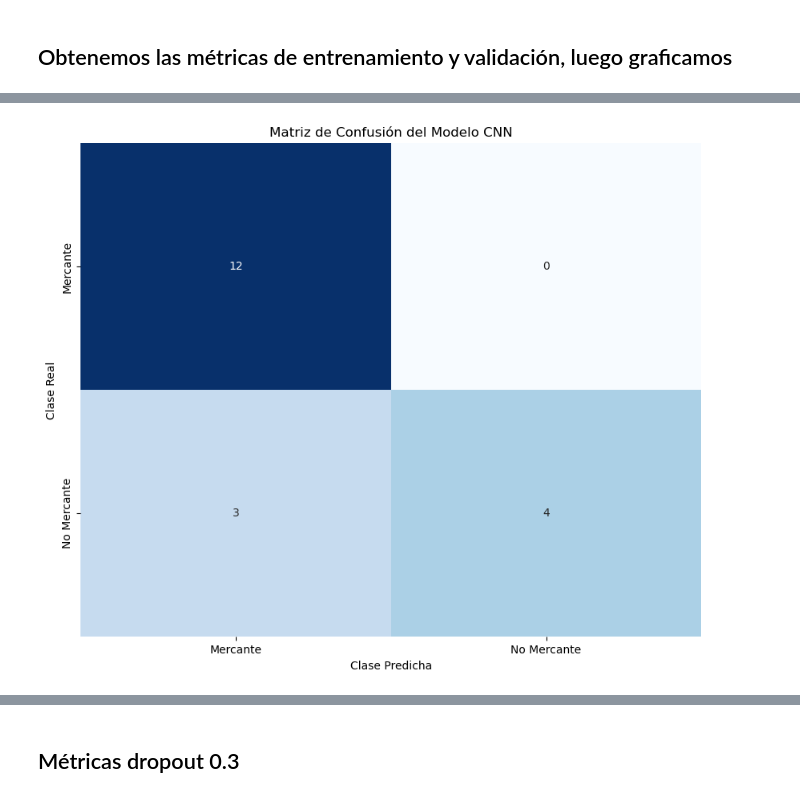
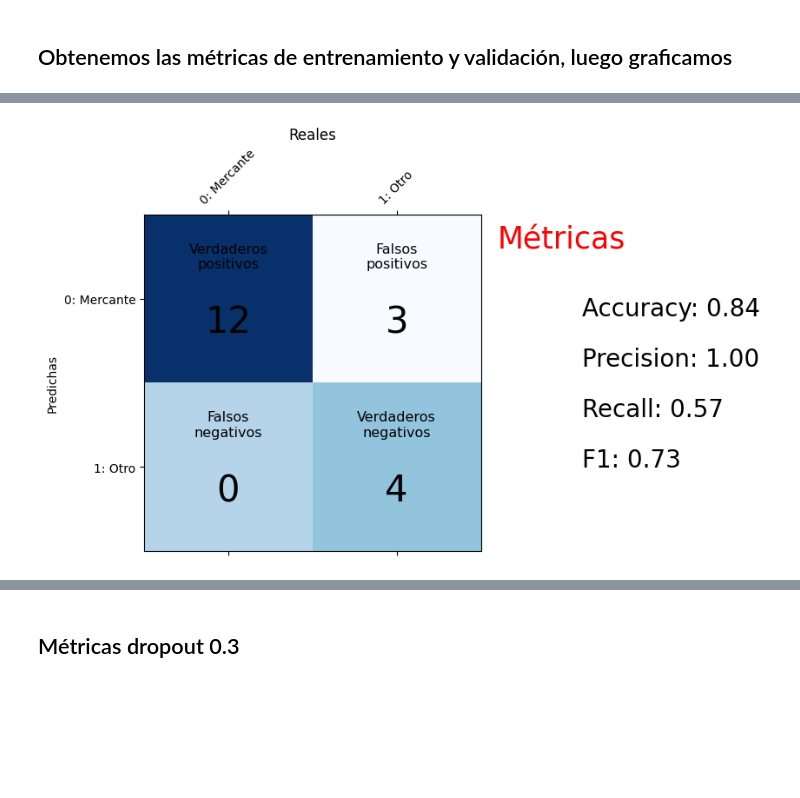
Before and after one commit to CraigTask/ClasificadorSAR, a Jupyter notebook: TestClasificador.ipynb, the cells around one changed output, grey strips where cells are left out. Saved outputs shown, nothing was run; the diff lists cells and outputs as text; code cells hidden in the pictures; blank space fills up the shorter version.

```diff
--- a/TestClasificador.ipynb
+++ b/TestClasificador.ipynb
@@ -247,15 +247,15 @@ def visualizar_metricas(clases_reales,clases_predichas, titulo):
     matriz, accuracy, recall, precision, f1=metricas(clases_reales,clases_predichas)
 
     #Graficamos
-    plt.figure(figsize=(3,3))
+    plt.figure(figsize=(5,5))
     matriz=pd.DataFrame(matriz,columns=['0: Mercante', '1: Otro'])
     plt.matshow(matriz, cmap="Blues", vmin=0, vmax=10, fignum=1)
     plt.title("Reales")
     plt.ylabel("Predichas")
     plt.xticks(range(len(matriz.columns)), matriz.columns, rotation=45)
     plt.yticks(range(len(matriz.columns)), matriz.columns)
-    etiquetas = (("Verdaderos\nnegativos", "Falsos\npositivos"),
-                 ("Falsos\nnegativos", "Verdaderos\npositivos"))
+    etiquetas = (("Verdaderos\npositivos", "Falsos\nnegativos"),
+                 ("Falsos\npositivos", "Verdaderos\nnegativos"))
     for i in range(len(matriz.columns)):
         for j in range(len(matriz.columns)):
             plt.text(i, j + 0.14, str(matriz.iloc[i, j]),
@@ -270,23 +270,11 @@ def visualizar_metricas(clases_reales,clases_predichas, titulo):
     plt.show()
     print("\n")
 
-#print("\n")
+print("\n")
 
-#reales=[1,1,0,0,0,0,1,1]
-#predichas=[1,1,0,1,0,1,1,1]
-
-#visualizar_metricas(reales,predichas,'Métricas')
-
-import seaborn as sns
 predicciones = modelo1.predict(valid_X)
 clases_predichas = np.argmax(predicciones, axis=1)
 matriz_confusion = confusion_matrix(valid_label, clases_predichas)
-etiquetas_clases=['Mercante','No Mercante']
-plt.figure(figsize=(10, 8))
-sns.heatmap(matriz_confusion, annot=True, fmt='d', cmap='Blues', cbar=False,
-            xticklabels=etiquetas_clases, yticklabels=etiquetas_clases)
-plt.xlabel('Clase Predicha')
-plt.ylabel('Clase Real')
-plt.title('Matriz de Confusión del Modelo CNN')
-plt.show()
+
+visualizar_metricas(valid_label,clases_predichas,'Métricas')
 # %% [output]
@@ -294 +282 @@ plt.show()
-[figure, old version]
+[figure, new version]
```
Also changed, not shown: parts of 9 cells of this notebook.
